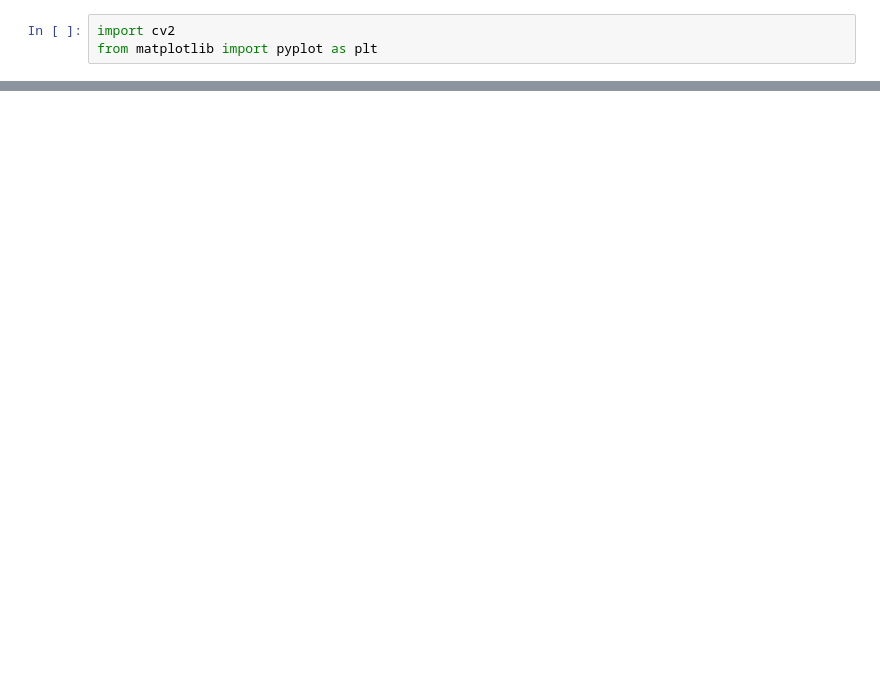
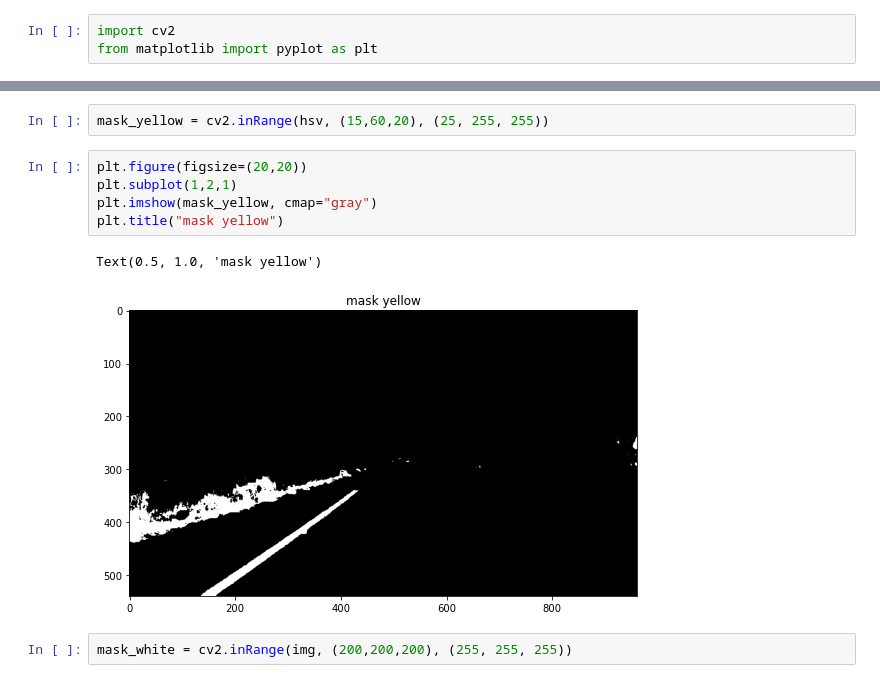
Before and after one commit to karthikeyanrathore/Lane-Line-Detection, a Jupyter notebook: Yellow Lane (PrePro).ipynb, the cells around one changed output, grey strips where cells are left out. Cells and saved outputs as stored; diff of their text form; blank space fills up the shorter version.

```diff
--- a/Yellow Lane (PrePro).ipynb
+++ b/Yellow Lane (PrePro).ipynb
@@ -14,0 +17,12 @@ Text(0.5, 1.0, 'img')
+# %%
+mask_yellow = cv2.inRange(hsv, (15,60,20), (25, 255, 255))
+# %%
+plt.figure(figsize=(20,20))
+plt.subplot(1,2,1)
+plt.imshow(mask_yellow, cmap="gray")
+plt.title("mask yellow")
+# %% [output]
+Text(0.5, 1.0, 'mask yellow')
+[figure, added]
+# %%
+mask_white = cv2.inRange(img, (200,200,200), (255, 255, 255))
```
Also changed, not shown: parts of 7 cells of this notebook, 2 other files.
